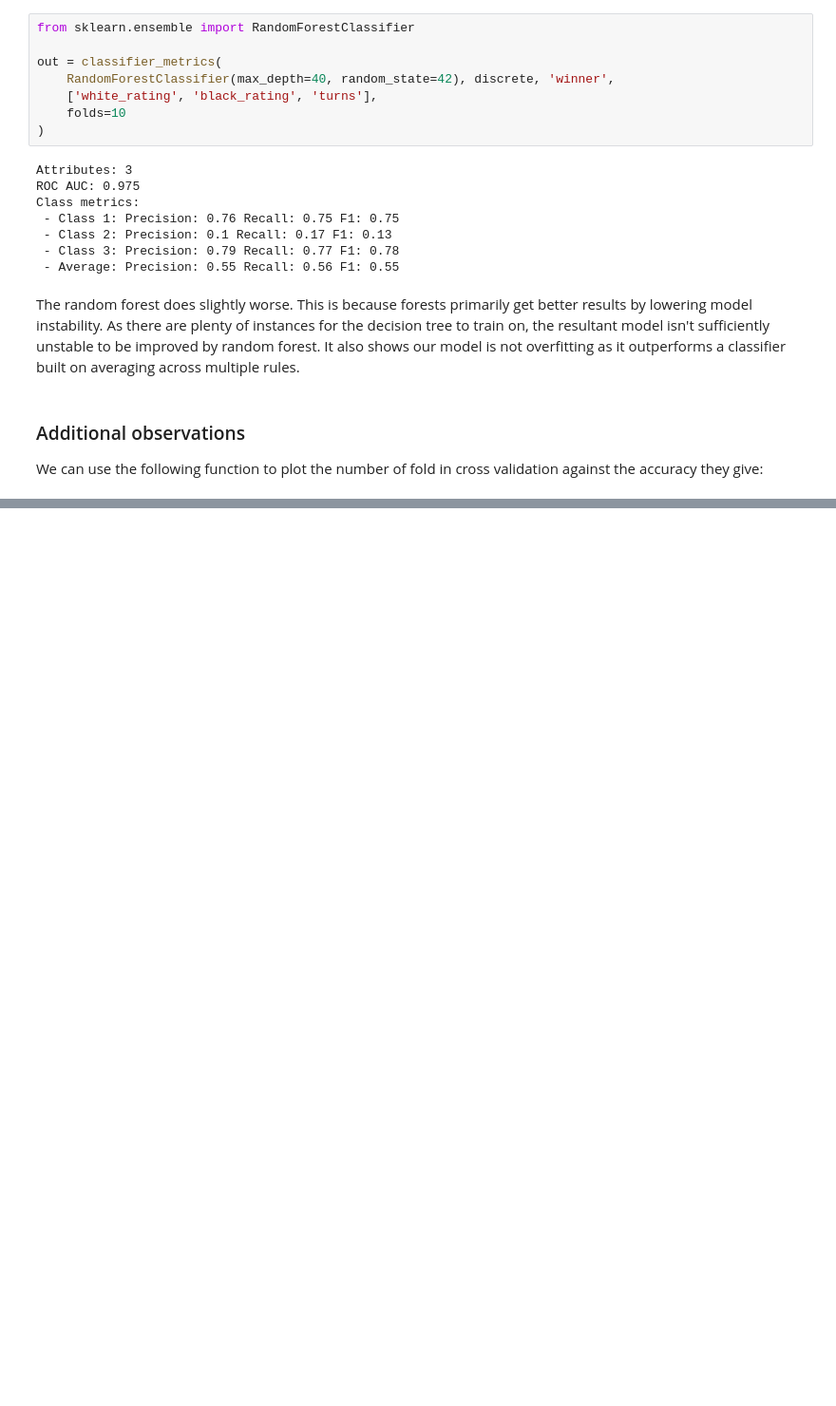
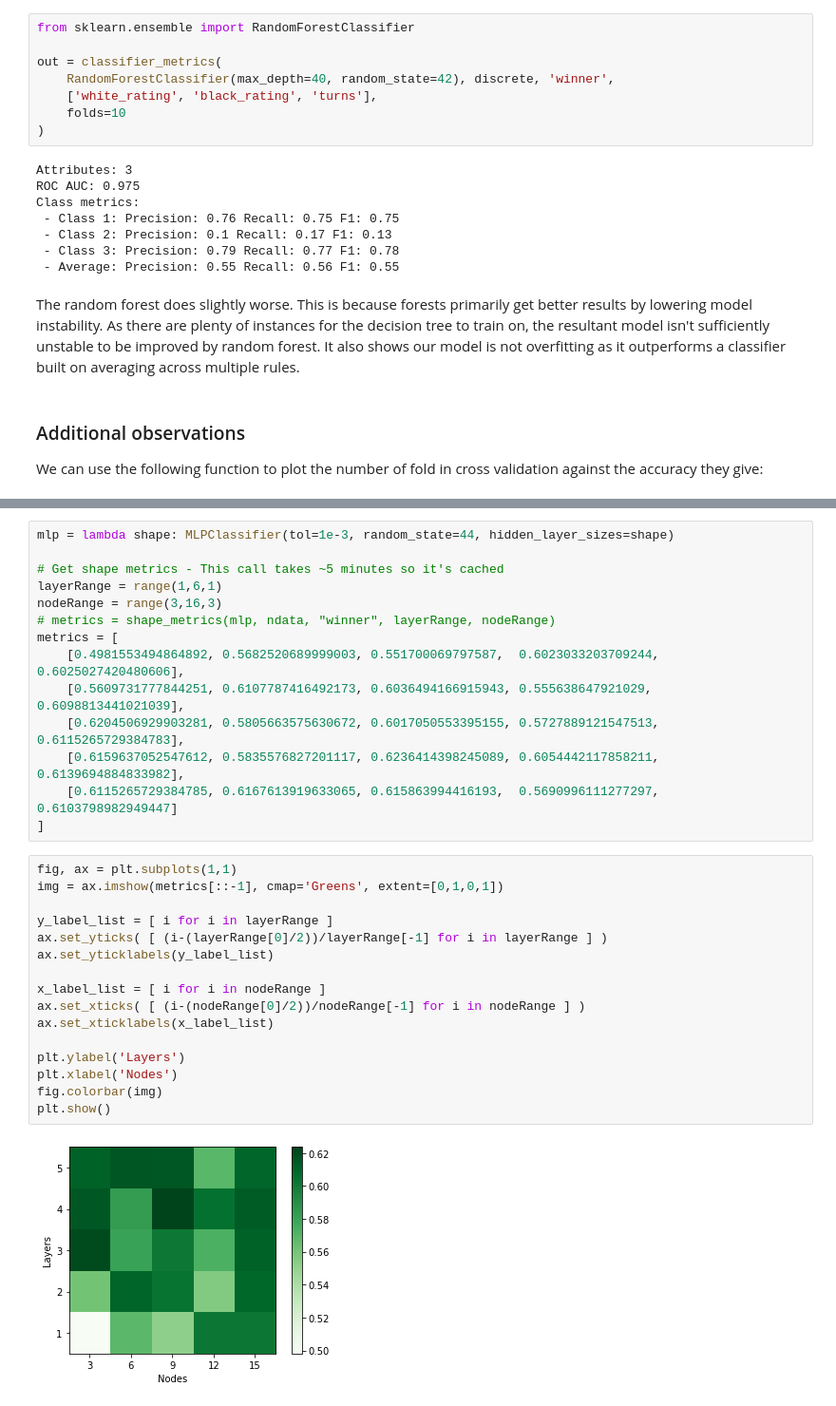
Before and after one commit to ChrisJMurdoch/ChessNotebook, a Jupyter notebook: Chess.ipynb, the cells around one changed output, grey strips where cells are left out. Shown: that part at 95% size. Saved outputs shown, nothing was run; the diff lists cells and outputs as text; blank space fills up the shorter version.

```diff
--- a/Chess.ipynb
+++ b/Chess.ipynb
@@ -1341,0 +1420,32 @@ test_splits(DecisionTreeClassifier(max_depth=5, random_state=42, min_samples_lea
+# %%
+mlp = lambda shape: MLPClassifier(tol=1e-3, random_state=44, hidden_layer_sizes=shape)
+
+# Get shape metrics - This call takes ~5 minutes so it's cached
+layerRange = range(1,6,1)
+nodeRange = range(3,16,3)
+# metrics = shape_metrics(mlp, ndata, "winner", layerRange, nodeRange)
+metrics = [
+    [0.4981553494864892, 0.5682520689999003, 0.551700069797587,  0.6023033203709244, 0.6025027420480606],
+    [0.5609731777844251, 0.6107787416492173, 0.6036494166915943, 0.555638647921029,  0.6098813441021039],
+    [0.6204506929903281, 0.5805663575630672, 0.6017050553395155, 0.5727889121547513, 0.6115265729384783],
+    [0.6159637052547612, 0.5835576827201117, 0.6236414398245089, 0.6054442117858211, 0.6139694884833982],
+    [0.6115265729384785, 0.6167613919633065, 0.615863994416193,  0.5690996111277297, 0.6103798982949447]
+]
+# %%
+fig, ax = plt.subplots(1,1)
+img = ax.imshow(metrics[::-1], cmap='Greens', extent=[0,1,0,1])
+
+y_label_list = [ i for i in layerRange ]
+ax.set_yticks( [ (i-(layerRange[0]/2))/layerRange[-1] for i in layerRange ] )
+ax.set_yticklabels(y_label_list)
+
+x_label_list = [ i for i in nodeRange ]
+ax.set_xticks( [ (i-(nodeRange[0]/2))/nodeRange[-1] for i in nodeRange ] )
+ax.set_xticklabels(x_label_list)
+
+plt.ylabel('Layers')
+plt.xlabel('Nodes')
+fig.colorbar(img)
+plt.show()
+# %% [output]
+[figure, added]
```
Also changed, not shown: parts of 48 cells of this notebook.
